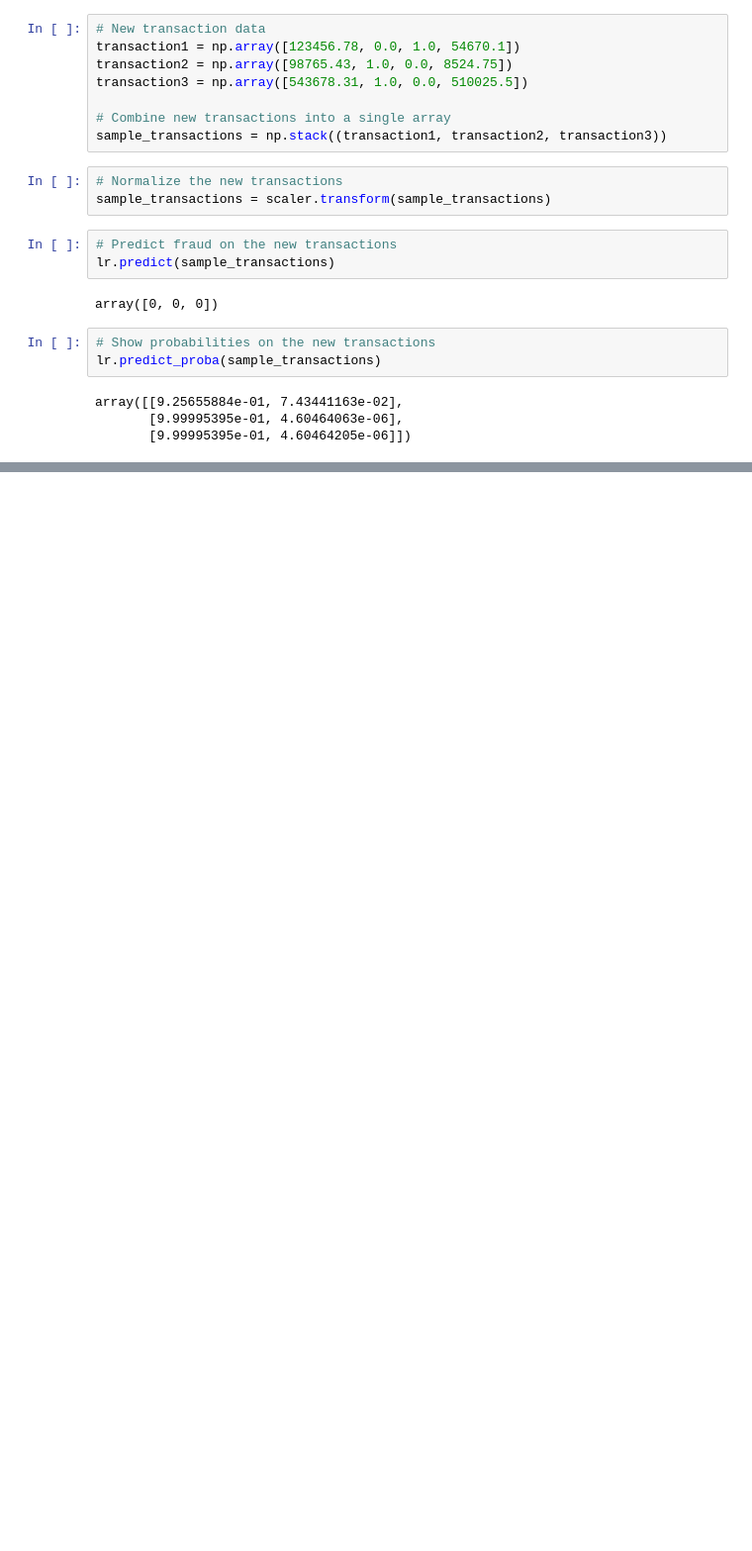
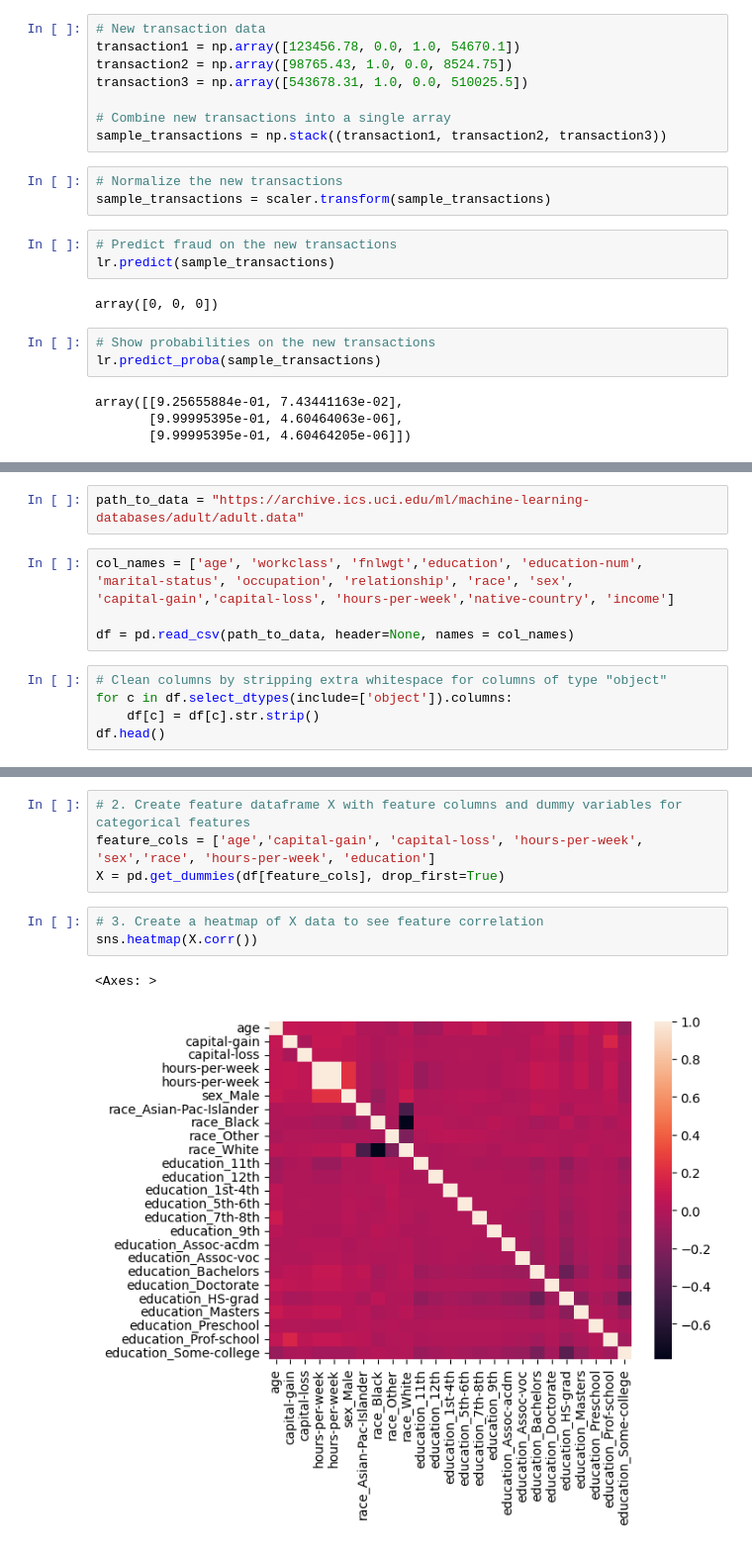
Before and after one commit to EuRoXy/dsp, a Jupyter notebook: logisReg.ipynb, the cells around one changed output, grey strips where cells are left out. Shown at 99% size. Drawn from its saved outputs; the diff is of its cells as text; blank space fills up the shorter version.

```diff
--- a/logisReg.ipynb
+++ b/logisReg.ipynb
@@ -132,0 +137,13 @@ array([[9.25655884e-01, 7.43441163e-02],
+# %%
+path_to_data = "https://archive.ics.uci.edu/ml/machine-learning-databases/adult/adult.data"
+# %%
+col_names = ['age', 'workclass', 'fnlwgt','education', 'education-num',
+'marital-status', 'occupation', 'relationship', 'race', 'sex',
+'capital-gain','capital-loss', 'hours-per-week','native-country', 'income']
+
+df = pd.read_csv(path_to_data, header=None, names = col_names)
+# %%
+# Clean columns by stripping extra whitespace for columns of type "object"
+for c in df.select_dtypes(include=['object']).columns:
+    df[c] = df[c].str.strip()
+df.head()
@@ -132,0 +165,10 @@ array([[9.25655884e-01, 7.43441163e-02],
+# %%
+# 2. Create feature dataframe X with feature columns and dummy variables for categorical features
+feature_cols = ['age','capital-gain', 'capital-loss', 'hours-per-week', 'sex','race', 'hours-per-week', 'education']
+X = pd.get_dummies(df[feature_cols], drop_first=True)
+# %%
+# 3. Create a heatmap of X data to see feature correlation
+sns.heatmap(X.corr())
+# %% [output]
+<Axes: >
+[figure, added]
```
Also changed, not shown: parts of 17 cells of this notebook.
